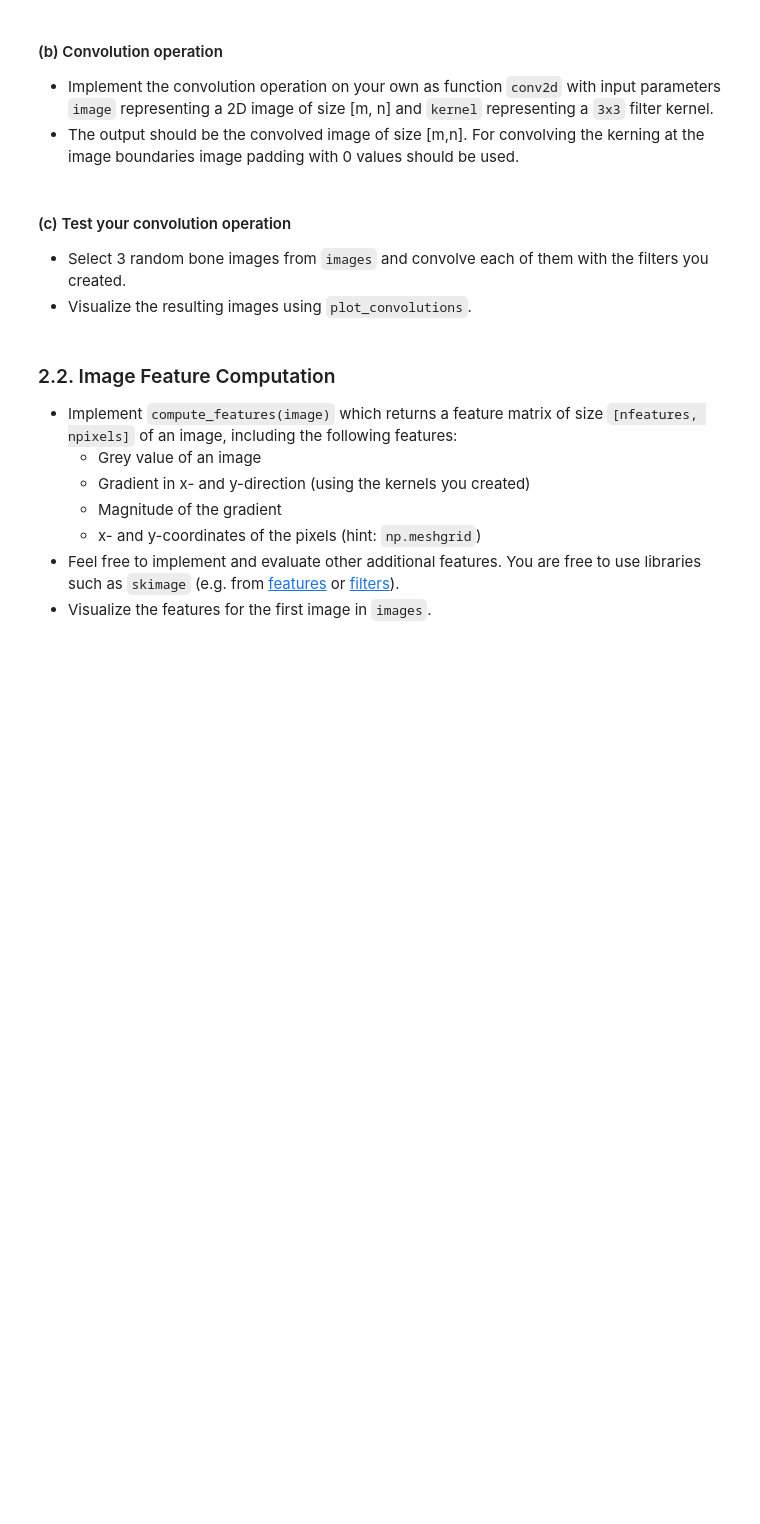
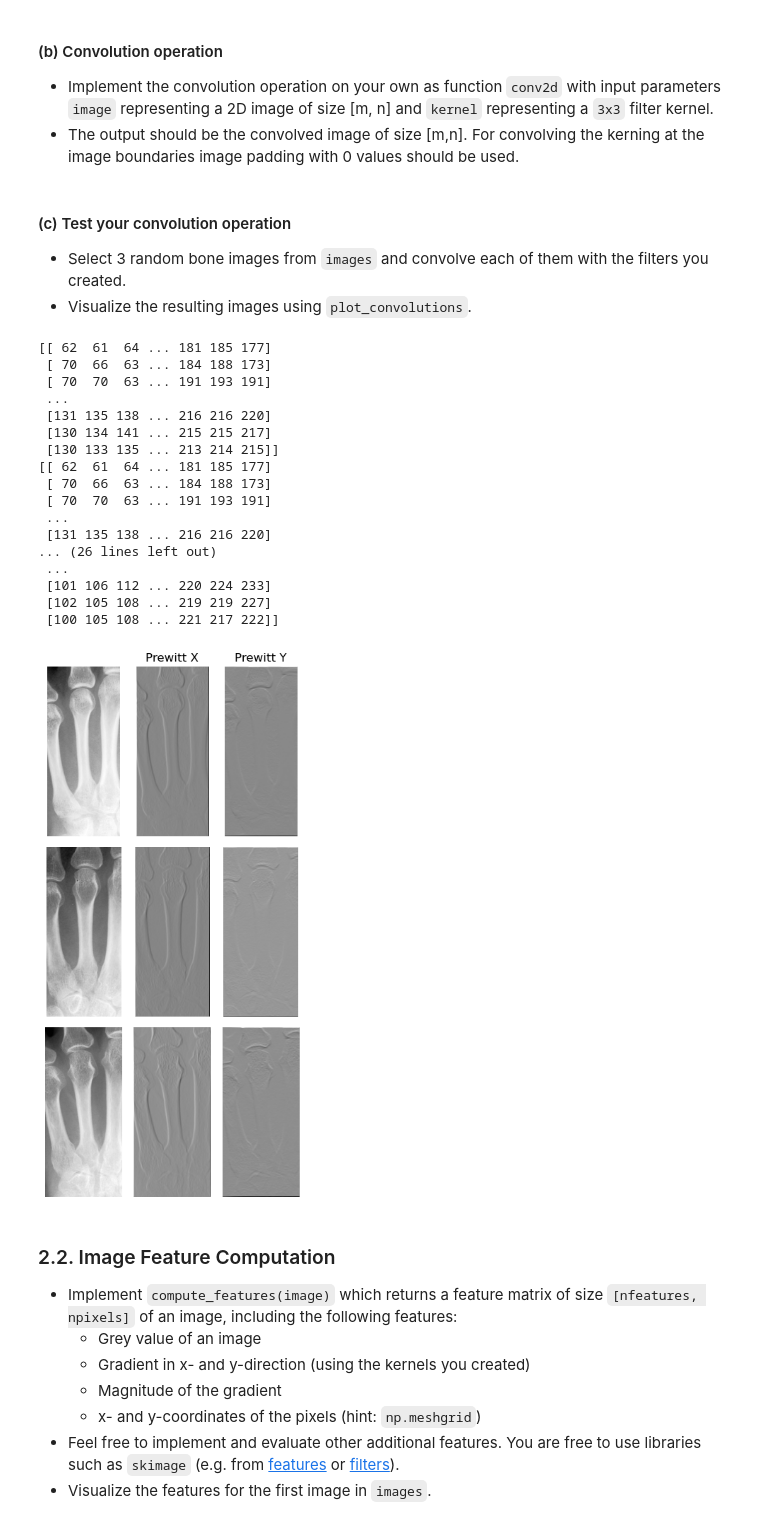
Before and after one commit to Amelie1313/MIP_Assignment2, a Jupyter notebook: notebook_03.ipynb, the cells around one changed output. Saved outputs shown, nothing was run; the diff lists cells and outputs as text; code cells hidden in the pictures; blank space fills up the shorter version.

```diff
--- a/notebook_03.ipynb
+++ b/notebook_03.ipynb
@@ -222,6 +220,13 @@ plot_shape(new_shape, mean_shape)
 Create 2 edge detection kernels (image filters) represented as matrices (Fx, Fy) of dimension `[i,j]` where `i` and `j` are 3. We will focus on the filters called Prewitt Operator. These have the aim to identify edges in images by focusing on detecting changes in intensity levels. You should implement a horizontal and vertical edge detection filter. You may also create additional kernels for edge detection, if you want to experiment with these.
 # %%
 # TODO Define PREWITT kernels for X and Y
+PREWITT_X = [[-1, 0, 1],
+            [-1, 0, 1],
+            [-1, 0, 1]]
+
+PREWITT_Y = [[-1, -1, -1],
+             [0, 0, 0],
+            [1, 1, 1]];
 # %% [markdown]
 #### (b) Convolution operation
 - Implement the convolution operation on your own as function `conv2d` with input parameters `image` representing a 2D image of size [m, n] and `kernel` representing a `3x3` filter kernel.
@@ -245,11 +250,16 @@ def conv2d(image, kernel):
     """
 
     # TODO: Initialize output array
-    output =
+    print(image)
+    output = np.zeros(np.shape(image))
 
     # TODO: add padding to preserve input size
+    image_p = np.pad(image,1)
+
 
     # TODO: Loop over the image and apply the kernel
+    for (i, j),val in np.ndenumerate(image):
+        output[i,j] = np.sum(kernel * image_p[i:i+3,j:j+3])
 
     return output
 # %% [markdown]
@@ -258,19 +268,39 @@ def conv2d(image, kernel):
 - Visualize the resulting images using `plot_convolutions`.
 # %%
 from helper_functions import plot_convolutions
+import random
 
 kernels = {
     'Prewitt X': PREWITT_X,
     'Prewitt Y': PREWITT_Y,
 }
 
-originals = # TODO: select 3 images
+originals = random.sample(images,3)
 convolved = []
 for i in originals:
     conv = [conv2d(i, kernel) for kernel in kernels.values()]
     convolved.append(conv)
 
 plot_convolutions(originals, convolved, kernels)
+# %% [output]
+[[ 62  61  64 ... 181 185 177]
+ [ 70  66  63 ... 184 188 173]
+ [ 70  70  63 ... 191 193 191]
+ ...
+ [131 135 138 ... 216 216 220]
+ [130 134 141 ... 215 215 217]
+ [130 133 135 ... 213 214 215]]
+[[ 62  61  64 ... 181 185 177]
+ [ 70  66  63 ... 184 188 173]
+ [ 70  70  63 ... 191 193 191]
+ ...
+ [131 135 138 ... 216 216 220]
+... (26 lines left out)
+ ...
+ [101 106 112 ... 220 224 233]
+ [102 105 108 ... 219 219 227]
+ [100 105 108 ... 221 217 222]]
+[figure, added]
 # %% [markdown]
 ### 2.2. Image Feature Computation
 - Implement `compute_features(image)` which returns a feature matrix of size `[nfeatures, npixels]` of an image, including the following features:
```
Also changed, not shown: parts of 3 cells of this notebook.
